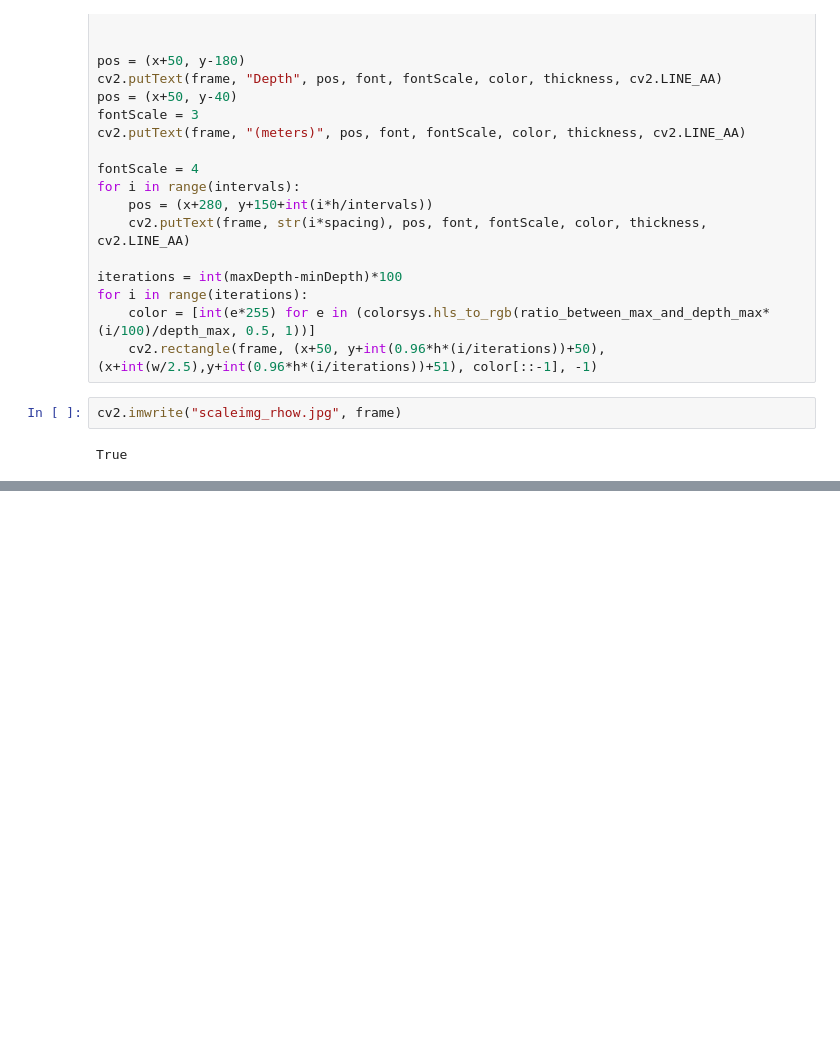
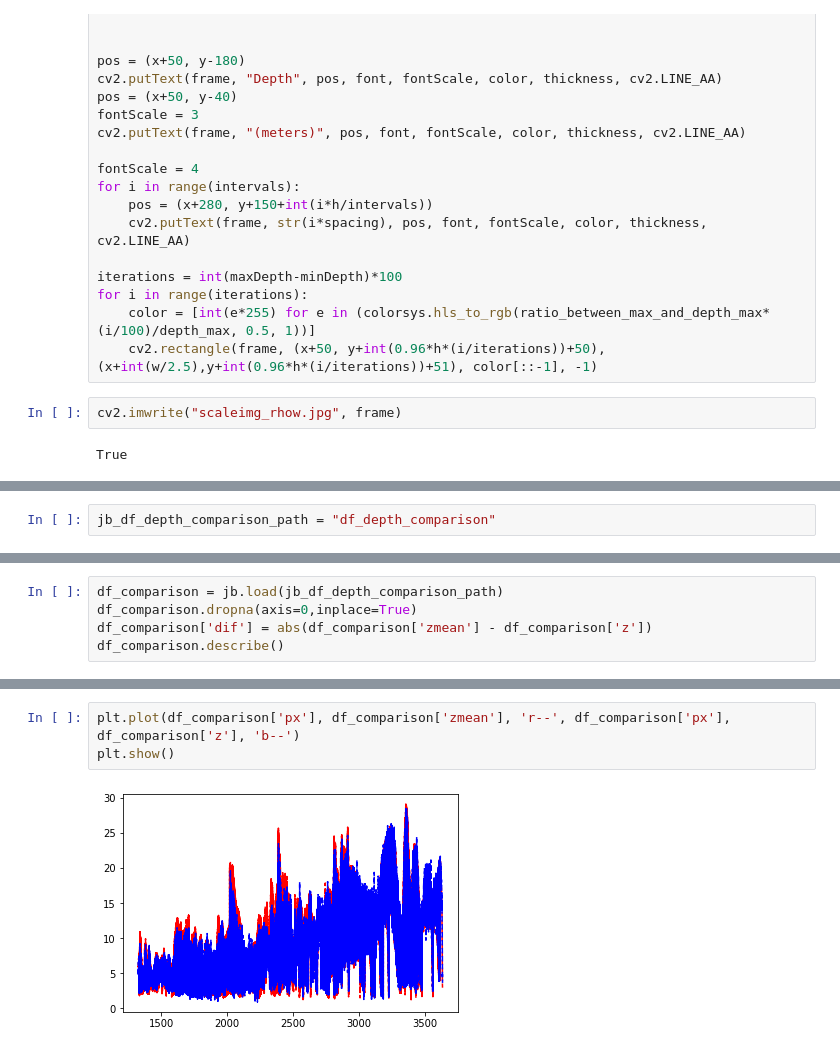
Before and after one commit to Ocean-Technologies/satellite_bathymetry, a Jupyter notebook: lgbm_rhow.ipynb, the cells around one changed output, grey strips where cells are left out. Drawn from its saved outputs; the diff is of its cells as text; blank space fills up the shorter version.

Commit message:
Error visualization

```diff
--- a/lgbm_rhow.ipynb
+++ b/lgbm_rhow.ipynb
@@ -435,0 +525,2 @@ True
+# %%
+jb_df_depth_comparison_path = "df_depth_comparison"
@@ -435,0 +529,5 @@ True
+# %%
+df_comparison = jb.load(jb_df_depth_comparison_path)
+df_comparison.dropna(axis=0,inplace=True)
+df_comparison['dif'] = abs(df_comparison['zmean'] - df_comparison['z'])
+df_comparison.describe()
@@ -435,0 +544,5 @@ True
+# %%
+plt.plot(df_comparison['px'], df_comparison['zmean'], 'r--', df_comparison['px'], df_comparison['z'], 'b--')
+plt.show()
+# %% [output]
+[figure, added]
```
Also changed, not shown: parts of 15 cells of this notebook.
